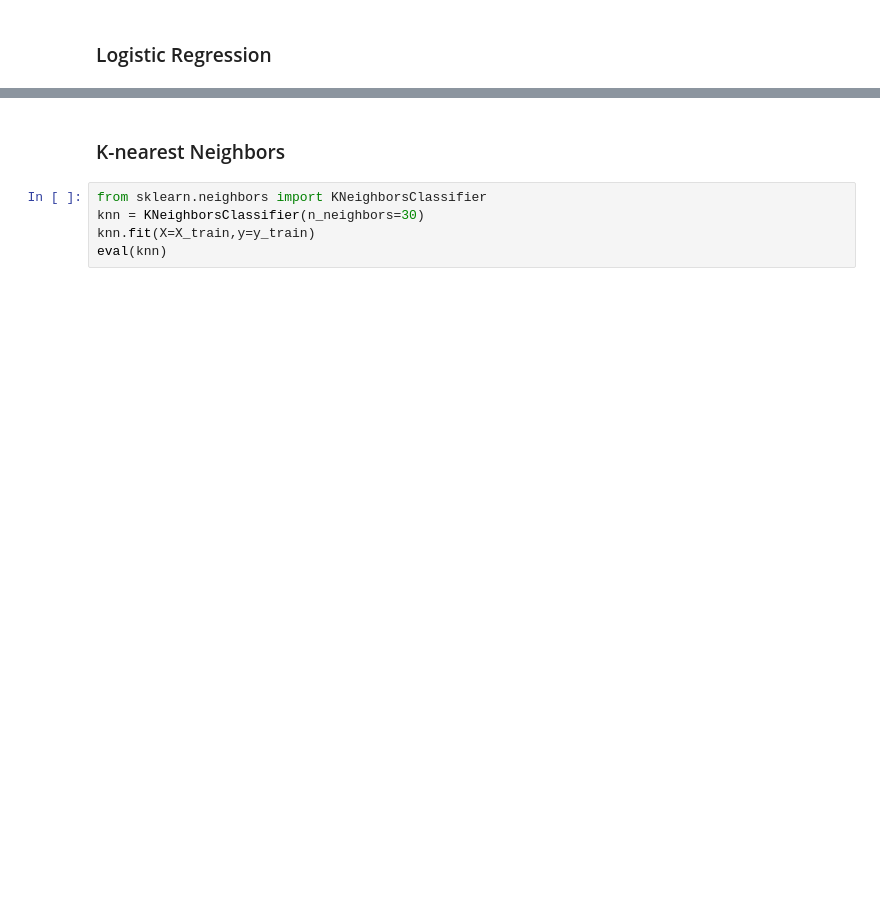
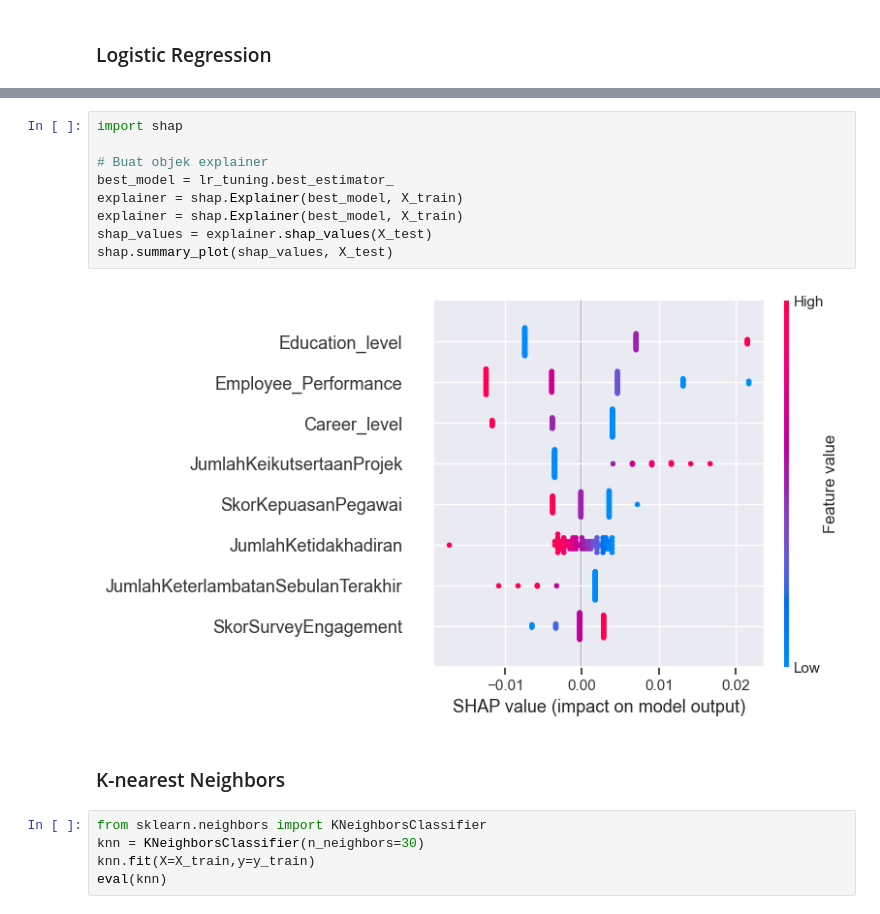
Before and after one commit to JodhiKrisantus/Improving-Employee-Retention, a Jupyter notebook: script_python.ipynb, the cells around one changed output, grey strips where cells are left out. Drawn from its saved outputs; the diff is of its cells as text; blank space fills up the shorter version.

```diff
--- a/script_python.ipynb
+++ b/script_python.ipynb
@@ -698,3 +756,14 @@ A column-vector y was passed when a 1d array was expected. Please change the sha
+# %%
+import shap
+
+# Buat objek explainer
+best_model = lr_tuning.best_estimator_
+explainer = shap.Explainer(best_model, X_train)
+explainer = shap.Explainer(best_model, X_train)
+shap_values = explainer.shap_values(X_test)
+shap.summary_plot(shap_values, X_test)
+# %% [output]
+[figure, added]
 # %% [markdown]
 ###  K-nearest Neighbors
 # %%
```
Also changed, not shown: parts of 23 cells of this notebook.
